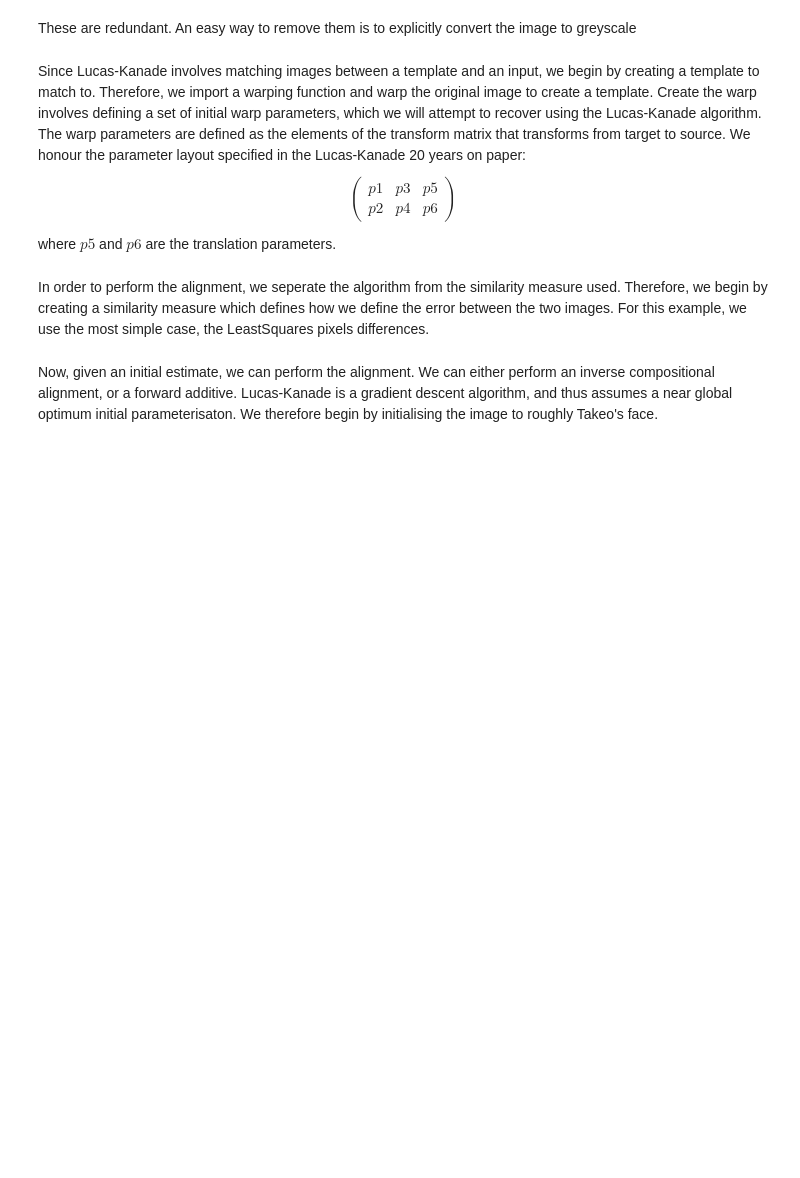
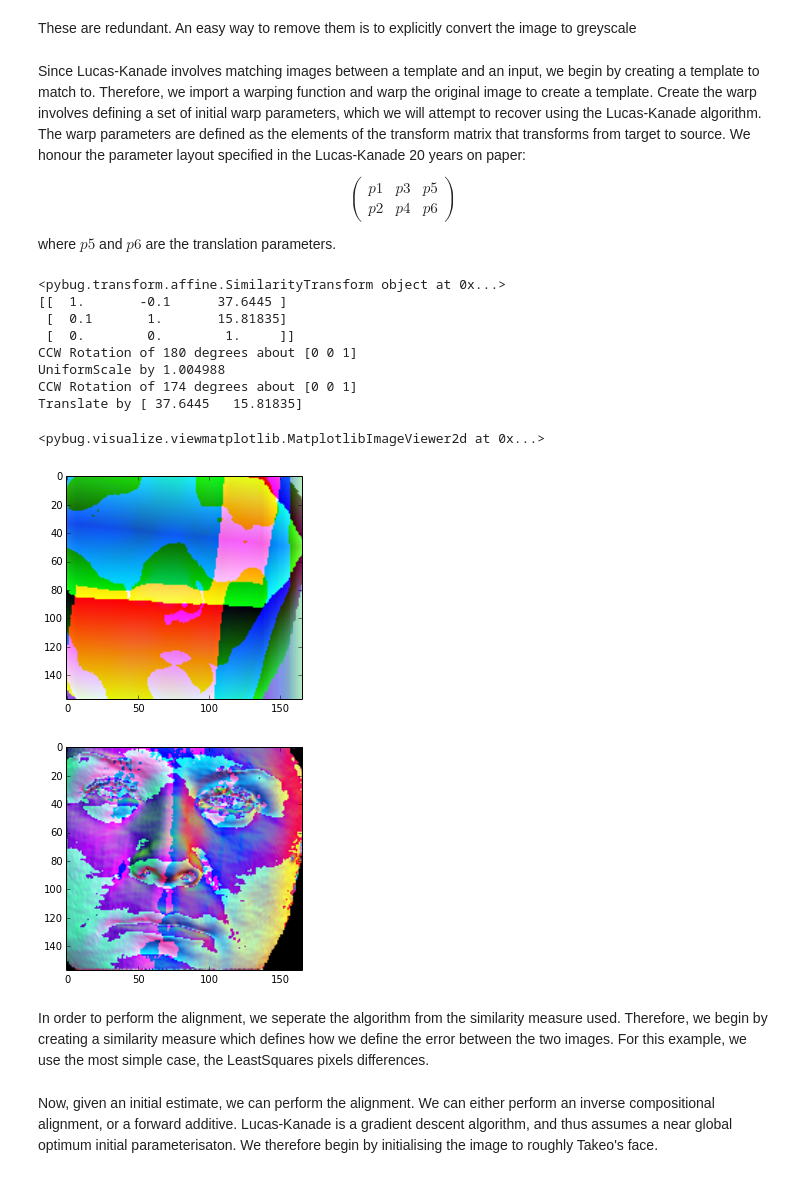
Before and after one commit to karla3jo/menpo-old, a Jupyter notebook: examples/Normals Test.ipynb, the cells around one changed output. Drawn from its saved outputs; the diff is of its cells as text; code cells hidden in the pictures; blank space fills up the shorter version.

```diff
--- a/examples/Normals Test.ipynb
+++ b/examples/Normals Test.ipynb
@@ -8,14 +8,27 @@ from pybug import data_path_to
 import numpy as np
 import matplotlib.pyplot as plt
 from pybug.landmark import labeller, ibug_68_points
+from pybug.image import ShapeImage, MaskedNDImage, BooleanNDImage
+from pybug.transform.affine import SimilarityTransform
 
-takeo_path = data_path_to('frgc.abs')
-takeo = auto_import(takeo_path)[0]
 
-labeller([takeo], 'PTS', ibug_68_points)
-takeo.landmarks['face'] = takeo.landmarks['ibug_68_points'].without_labels(['chin']).lms
+img1 = auto_import('/vol/hci2/Databases/video/Bosphorus/BosphorusDB/bs000/bs000_N_N_1.bnt')[0]
+img2 = auto_import('/vol/hci2/Databases/video/Bosphorus/BosphorusDB/bs000/bs000_O_HAIR_0.bnt')[0]
 
-bounds = takeo.landmarks['face'].lms.bounds()
+img1_labels = set(img1.landmarks['LM2'].labels)
+img2_labels = set(img2.landmarks['LM2'].labels)
+matching_labels = img1_labels.intersection(img2_labels)
+
+img1_points = img1.landmarks['LM2'].with_labels(matching_labels).lms
+img2_points = img2.landmarks['LM2'].with_labels(matching_labels).lms
+
+transform = SimilarityTransform.align(img1_points, img2_points)
+
+img2 = img2.warp_to(BooleanNDImage.blank(img1.shape), transform, warp_mask=True, warp_landmarks=True)
+
+img1.landmarks['face'] = img1.landmarks['LM2'] #.with_labels(['middle_left_eyebrow',
+                                               #             'middle_right_eyebrow',
+                                               #             'lower_lip_outer_middle']).lms
+
+bounds = img1.landmarks['face'].lms.bounds()
 bounds_height, bounds_width = (bounds[1][1] - bounds[0][1], bounds[1][0] - bounds[0][0])
-
-takeo.view()
@@ -37,21 +62,33 @@ where $p5$ and $p6$ are the translation parameters.
 # %%
 from pybug.transform import AffineTransform
 from pybug.image import BooleanNDImage, MaskedNDImage
 
-target_params = np.array([0, 0.01, 0.0, 0, bounds[0][0], bounds[0][1]])
-target_transform = AffineTransform.from_vector(target_params)
+target_params = np.array([0, 0.1, bounds[0][0], bounds[0][1]])
+target_transform = SimilarityTransform.from_vector(target_params)
 # printing an affine transform tells us what it does
 print target_transform
 
 # make a blank (default filled with 0's) greyscale (default: 1 channel) image to guide the warp
 template = BooleanNDImage.blank((bounds_height, bounds_width))
 
-target = takeo.warp_to(template, target_transform)
+target = img1.warp_to(template, target_transform)
 target.view_new()
 
 target_n = MaskedNDImage.blank(target.shape, mask=target.mask, n_channels=3)
 target_n.from_vector_inplace(target.mesh.vertex_normals.ravel())
 target_n.view_new()
+# %% [output]
+<pybug.transform.affine.SimilarityTransform object at 0x...>
+[[  1.       -0.1      37.6445 ]
+ [  0.1       1.       15.81835]
+ [  0.        0.        1.     ]]
+CCW Rotation of 180 degrees about [0 0 1]
+UniformScale by 1.004988
+CCW Rotation of 174 degrees about [0 0 1]
+Translate by [ 37.6445   15.81835]
+<pybug.visualize.viewmatplotlib.MatplotlibImageViewer2d at 0x...>
+[figure, added]
+[figure, added]
 # %% [markdown]
 In order to perform the alignment, we seperate the algorithm from the similarity measure used. Therefore, we begin by creating a similarity measure which defines how we define the error between the two images. For this example, we use the most simple case, the LeastSquares pixels differences.
 # %%
```
Also changed, not shown: parts of 6 cells of this notebook, 4 other files.
